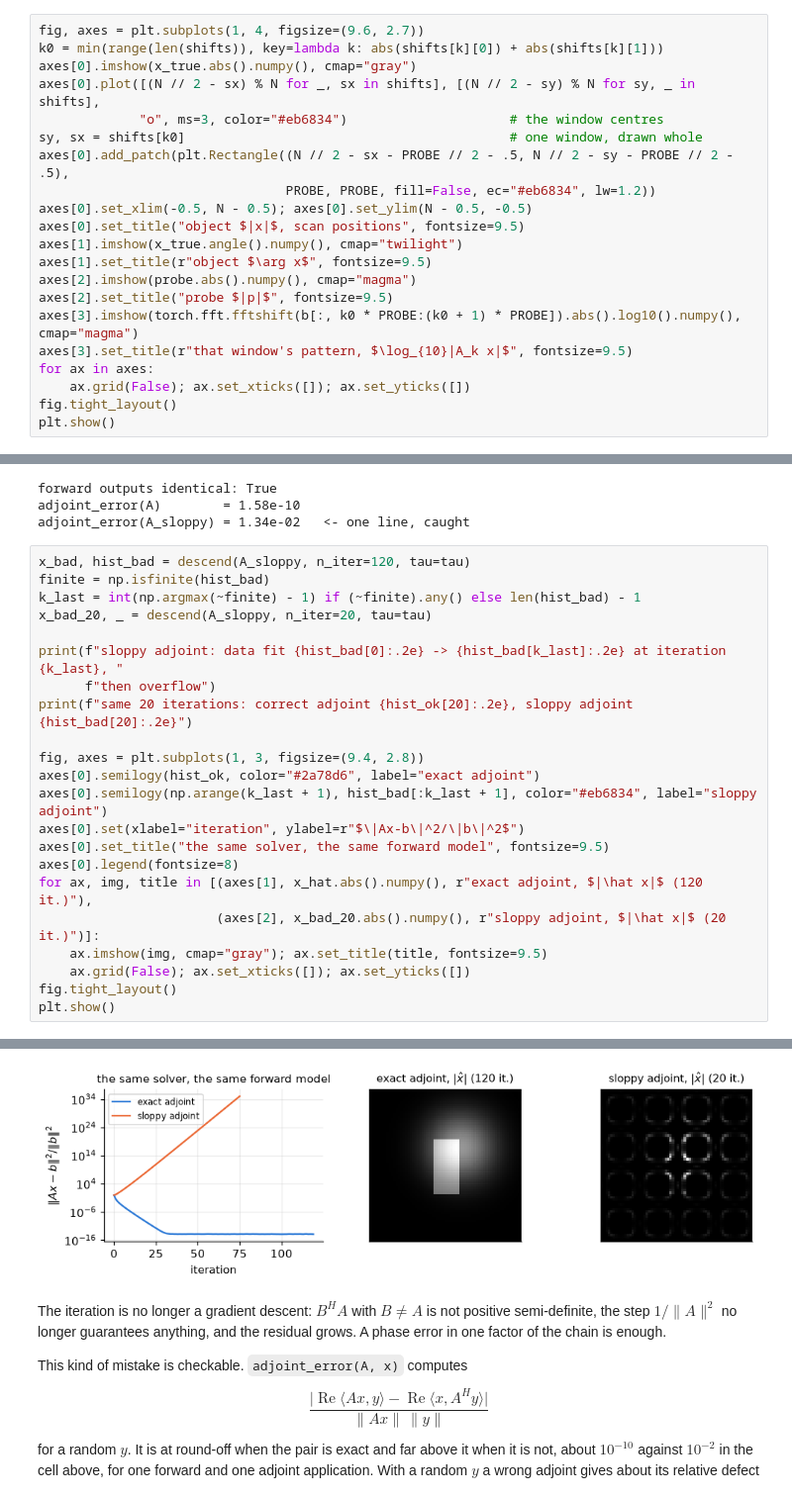
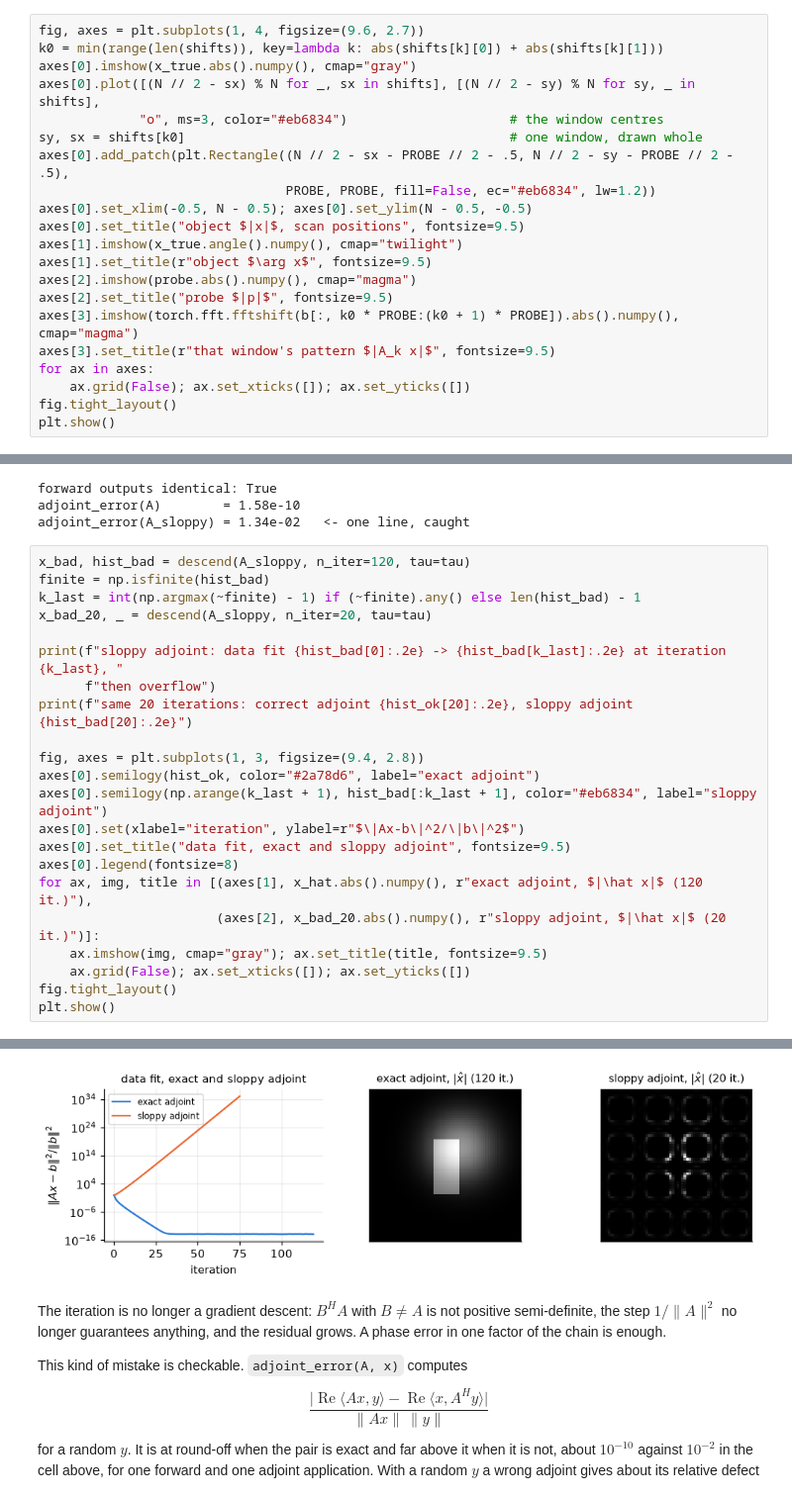
Before and after one commit to jon-dong/minimal-linop, a Jupyter notebook: notebooks/01_why_linear_operators.ipynb, the cells around one changed output, grey strips where cells are left out. Shown at 99% size. Saved outputs shown, nothing was run; the diff lists cells and outputs as text.

```diff
--- a/notebooks/01_why_linear_operators.ipynb
+++ b/notebooks/01_why_linear_operators.ipynb
@@ -98,8 +98,8 @@ axes[1].imshow(x_true.angle().numpy(), cmap="twilight")
 axes[1].set_title(r"object $\arg x$", fontsize=9.5)
 axes[2].imshow(probe.abs().numpy(), cmap="magma")
 axes[2].set_title("probe $|p|$", fontsize=9.5)
-axes[3].imshow(torch.fft.fftshift(b[:, k0 * PROBE:(k0 + 1) * PROBE]).abs().log10().numpy(), cmap="magma")
-axes[3].set_title(r"that window's pattern, $\log_{10}|A_k x|$", fontsize=9.5)
+axes[3].imshow(torch.fft.fftshift(b[:, k0 * PROBE:(k0 + 1) * PROBE]).abs().numpy(), cmap="magma")
+axes[3].set_title(r"that window's pattern $|A_k x|$", fontsize=9.5)
 for ax in axes:
     ax.grid(False); ax.set_xticks([]); ax.set_yticks([])
 fig.tight_layout()
@@ -179,29 +179,29 @@ adjoint_error(A_sloppy) = 1.34e-02   <- one line, caught
 # %%
 x_bad, hist_bad = descend(A_sloppy, n_iter=120, tau=tau)
 finite = np.isfinite(hist_bad)
 k_last = int(np.argmax(~finite) - 1) if (~finite).any() else len(hist_bad) - 1
 x_bad_20, _ = descend(A_sloppy, n_iter=20, tau=tau)
 
 print(f"sloppy adjoint: data fit {hist_bad[0]:.2e} -> {hist_bad[k_last]:.2e} at iteration {k_last}, "
       f"then overflow")
 print(f"same 20 iterations: correct adjoint {hist_ok[20]:.2e}, sloppy adjoint {hist_bad[20]:.2e}")
 
 fig, axes = plt.subplots(1, 3, figsize=(9.4, 2.8))
 axes[0].semilogy(hist_ok, color="#2a78d6", label="exact adjoint")
 axes[0].semilogy(np.arange(k_last + 1), hist_bad[:k_last + 1], color="#eb6834", label="sloppy adjoint")
 axes[0].set(xlabel="iteration", ylabel=r"$\|Ax-b\|^2/\|b\|^2$")
-axes[0].set_title("the same solver, the same forward model", fontsize=9.5)
+axes[0].set_title("data fit, exact and sloppy adjoint", fontsize=9.5)
 axes[0].legend(fontsize=8)
 for ax, img, title in [(axes[1], x_hat.abs().numpy(), r"exact adjoint, $|\hat x|$ (120 it.)"),
                        (axes[2], x_bad_20.abs().numpy(), r"sloppy adjoint, $|\hat x|$ (20 it.)")]:
     ax.imshow(img, cmap="gray"); ax.set_title(title, fontsize=9.5)
     ax.grid(False); ax.set_xticks([]); ax.set_yticks([])
 fig.tight_layout()
 plt.show()
 # %% [output]
 sloppy adjoint: data fit 1.00e+00 -> 1.14e+35 at iteration 75, then overflow
 same 20 iterations: correct adjoint 1.49e-10, sloppy adjoint 3.26e+08
-[figure, old version]
+[figure, new version]
 # %% [markdown]
 The iteration is no longer a gradient descent: $B^H A$ with $B \neq A$ is not positive semi-definite, the step $1/\lVert A\rVert^2$ no longer guarantees anything, and the residual grows. A phase error in one factor of the chain is enough.
 
```
Also changed, not shown: parts of 3 cells of this notebook, 1 other file.
